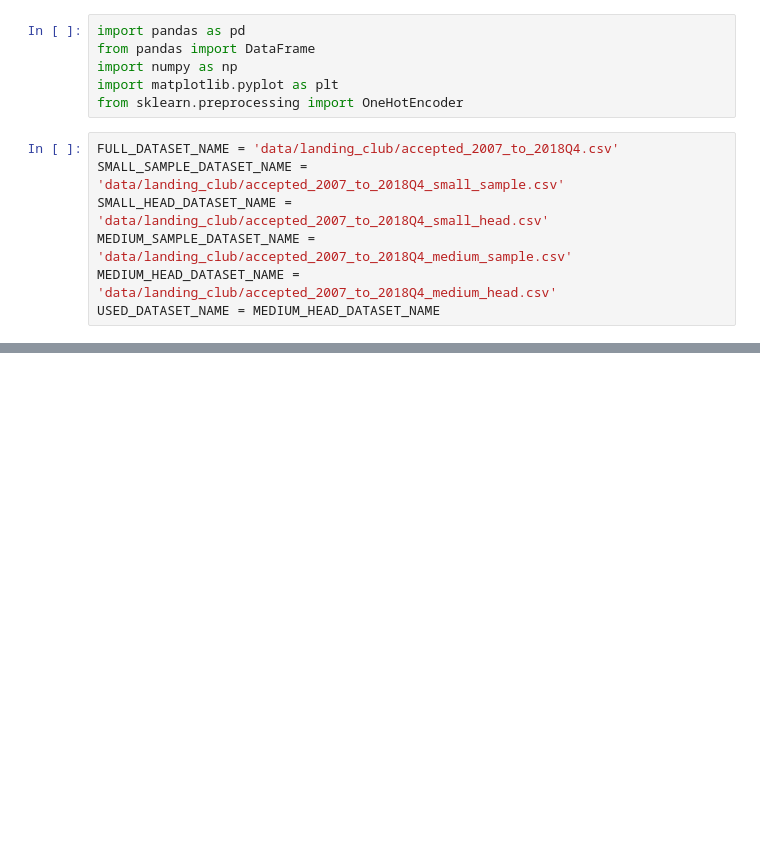
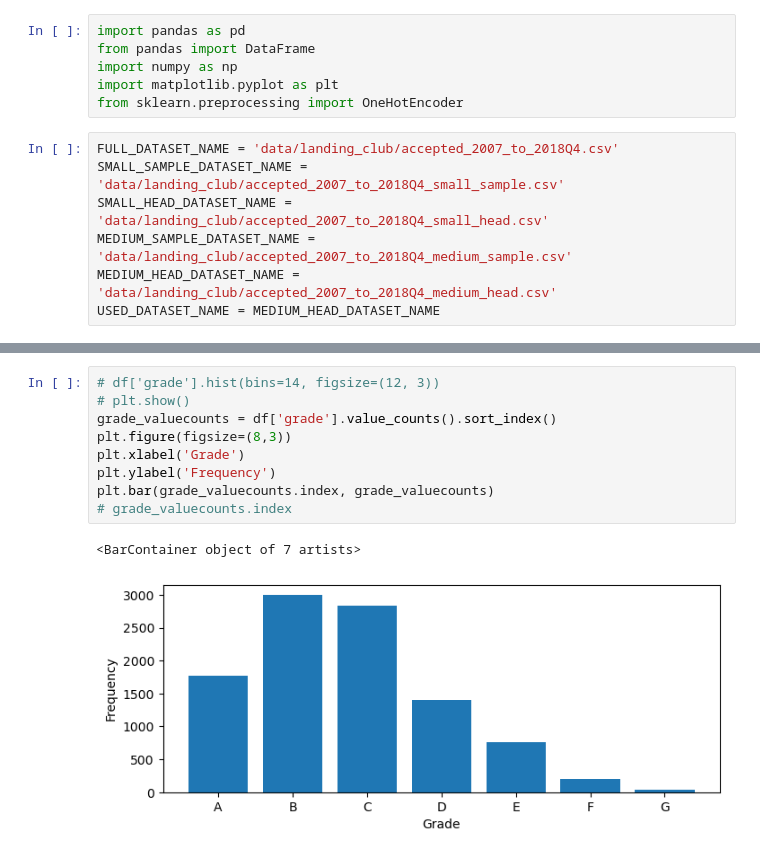
Before and after one commit to hvogeler/pytorch, a Jupyter notebook: landing_club/data_analysis.ipynb, the cells around one changed output, grey strips where cells are left out. Cells and saved outputs as stored; diff of their text form; blank space fills up the shorter version.

```diff
--- a/landing_club/data_analysis.ipynb
+++ b/landing_club/data_analysis.ipynb
@@ -136,0 +86,12 @@ prepost.preprocess(35000.0, 'RENT', 110000.0)
+# %%
+# df['grade'].hist(bins=14, figsize=(12, 3))
+# plt.show()
+grade_valuecounts = df['grade'].value_counts().sort_index()
+plt.figure(figsize=(8,3))
+plt.xlabel('Grade')
+plt.ylabel('Frequency')
+plt.bar(grade_valuecounts.index, grade_valuecounts)
+# grade_valuecounts.index
+# %% [output]
+<BarContainer object of 7 artists>
+[figure, added]
```
Also changed, not shown: parts of 17 cells of this notebook, 3 other files.
